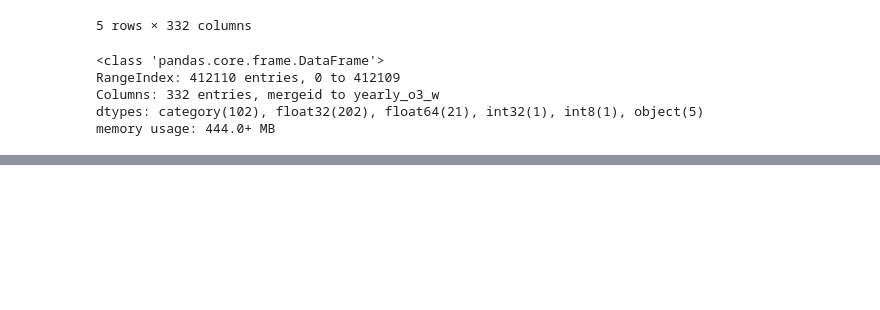
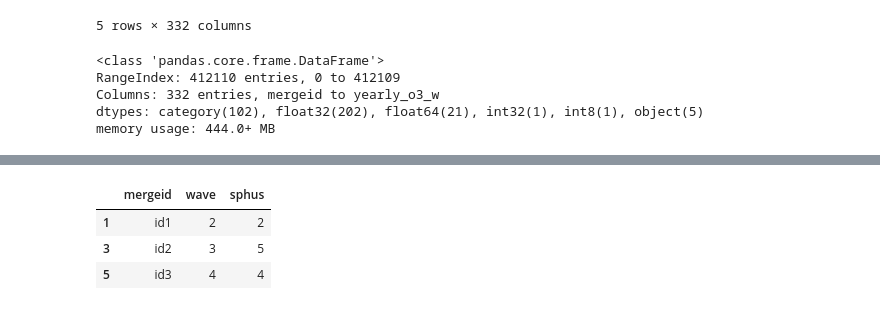
Before and after one commit to henrycgbaker/ML_climate_wellbeing_disparities, a Jupyter notebook: exploratory_data_analysis-1.ipynb, the cells around one changed output, grey strips where cells are left out. Saved outputs shown, nothing was run; the diff lists cells and outputs as text; code cells hidden in the pictures; blank space fills up the shorter version.

```diff
--- a/exploratory_data_analysis-1.ipynb
+++ b/exploratory_data_analysis-1.ipynb
@@ -103,0 +148,2 @@ plt.show()
+# %%
+df_sorted = df.sort_values(by=['mergeid', 'wave'], ascending=[True, False])
@@ -103,0 +159,10 @@ plt.show()
+# %%
+sphus_mapping = {
+    'excellent': 1,
+    'very good': 2,
+    'good': 3,
+    'fair': 4,
+    'poor': 5
+}
+# %%
+df_most_recent_wave_per_mergeid['sphus'] = df_most_recent_wave_per_mergeid['sphus'].replace(sphus_mapping)
@@ -103,0 +175,7 @@ plt.show()
+# %%
+df_most_recent_wave_per_mergeid
+# %% [output]
+|  | mergeid | wave | sphus |
+| 1 | id1 | 2 | 2 |
+| 3 | id2 | 3 | 5 |
+| 5 | id3 | 4 | 4 |
```
Also changed, not shown: parts of 12 cells of this notebook.
